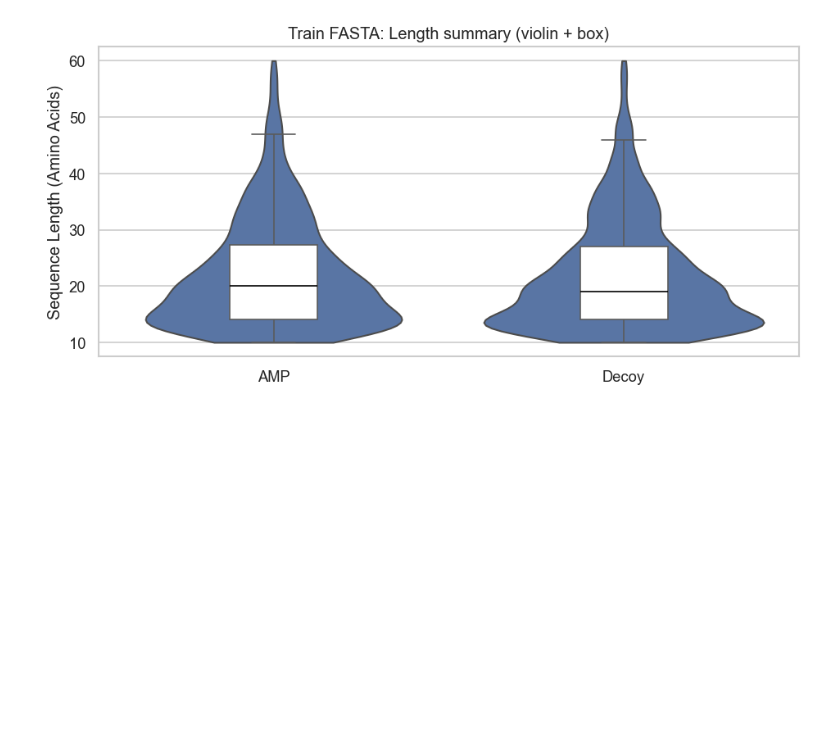
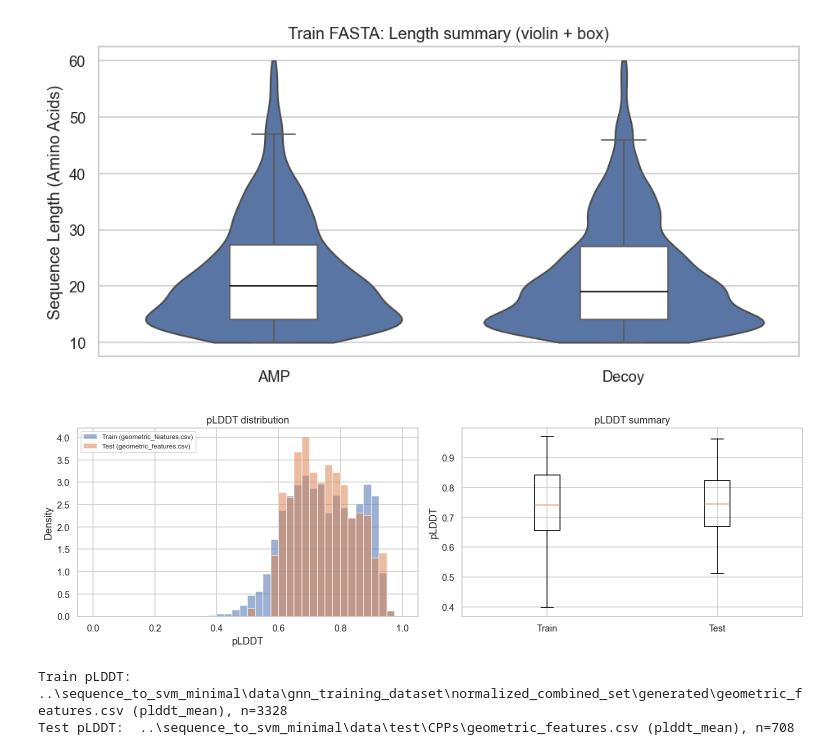
Before and after one commit to KYinXu/Peptide-Anti-microbial-Properties-Prediction, a Jupyter notebook: notebooks/training_data.ipynb, the cells around one changed output. Saved outputs shown, nothing was run; the diff lists cells and outputs as text; code cells hidden in the pictures; blank space fills up the shorter version.

```diff
--- a/notebooks/training_data.ipynb
+++ b/notebooks/training_data.ipynb
@@ -287,3 +287,81 @@ plt.show()
 # %% [output]
 [figure]
 [figure]
+# %%
+# pLDDT confidence: train vs test
+import numpy as np
+
+
+def _find_first_plddt_csv(candidates: list[Path]) -> tuple[Path, str]:
+    for p in candidates:
+        if not p.exists():
+            continue
+        cols = pd.read_csv(p, nrows=5).columns
+        if any("plddt" in c.lower() for c in cols):
+            return p, p.name
+    raise FileNotFoundError(
+        "Could not find a CSV with pLDDT columns in candidates:\n" + "\n".join(str(p) for p in candidates)
+    )
+
+
+def _load_plddt_mean(csv_path: Path) -> pd.Series:
+    df = pd.read_csv(csv_path)
+    plddt_cols = [c for c in df.columns if "plddt" in c.lower()]
+    if not plddt_cols:
+        raise ValueError(f"No pLDDT columns found in {csv_path}. Available columns: {list(df.columns)}")
+
+    # Prefer mean if available; otherwise take the first pLDDT-like column.
+    col = next((c for c in plddt_cols if c.lower() in {"plddt_mean", "mean_plddt"}), plddt_cols[0])
+    s = pd.to_numeric(df[col], errors="coerce").dropna()
+    s.name = col
+    return s
+
+
+train_plddt_path = TRAIN_GEOM_CSV
+train_plddt = _load_plddt_mean(train_plddt_path)
+
+# NOTE: TEST_CSV in this notebook points to model prediction comparisons (no pLDDT).
+# Fall back to known test geometric feature files when needed.
+test_candidates = [
+    TEST_GEOM_CSV,
+    Path(PROJECT_ROOT) / "data/test/CPPs/geometric_features.csv",
+    Path(PROJECT_ROOT) / "data/test/initial_set/geometric_features.csv",
+]
+test_plddt_path, _ = _find_first_plddt_csv(test_candidates)
+test_plddt = _load_plddt_mean(test_plddt_path)
+
+fig, (ax_hist, ax_box) = plt.subplots(1, 2, figsize=(13, 4.2), dpi=120)
+
+max_val = max(train_plddt.max(), test_plddt.max())
+if max_val <= 1.0:
+    bins = np.linspace(0, 1, 41)
+else:
+    max_val = max(train_plddt.max(), test_plddt.max())
+if max_val <= 1.0:
+    bins = np.linspace(0, 1, 41)
+else:
+    bins = np.linspace(0, 100, 41)
+ax_hist.hist(train_plddt, bins=bins, alpha=0.55, density=True, label=f"Train ({train_plddt_path.name})")
+ax_hist.hist(test_plddt, bins=bins, alpha=0.55, density=True, label=f"Test ({test_plddt_path.name})")
+ax_hist.set_title("pLDDT distribution")
+ax_hist.set_xlabel("pLDDT")
+ax_hist.set_ylabel("Density")
+ax_hist.legend(fontsize=8)
+
+ax_box.boxplot(
+    [train_plddt.values, test_plddt.values],
+    labels=["Train", "Test"],
+    showfliers=False,
+)
+ax_box.set_title("pLDDT summary")
+ax_box.set_ylabel("pLDDT")
+
+plt.tight_layout()
+plt.show()
+
+print(f"Train pLDDT: {train_plddt_path} ({train_plddt.name}), n={len(train_plddt)}")
+print(f"Test pLDDT:  {test_plddt_path} ({test_plddt.name}), n={len(test_plddt)}")
+# %% [output]
+[figure, added]
+Train pLDDT: ..\sequence_to_svm_minimal\data\gnn_training_dataset\normalized_combined_set\generated\geometric_features.csv (plddt_mean), n=3328
+Test pLDDT:  ..\sequence_to_svm_minimal\data\test\CPPs\geometric_features.csv (plddt_mean), n=708
```
Also changed, not shown: parts of 2 cells of this notebook, 6 other files.
